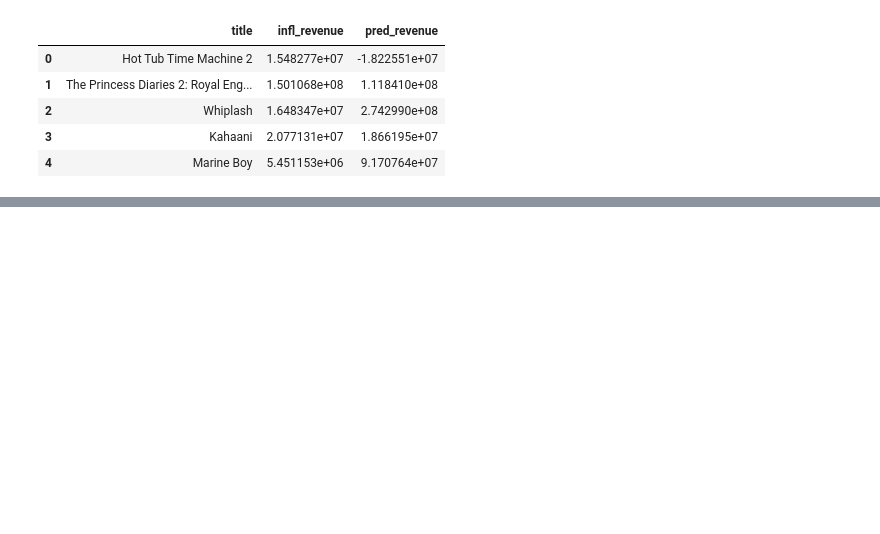
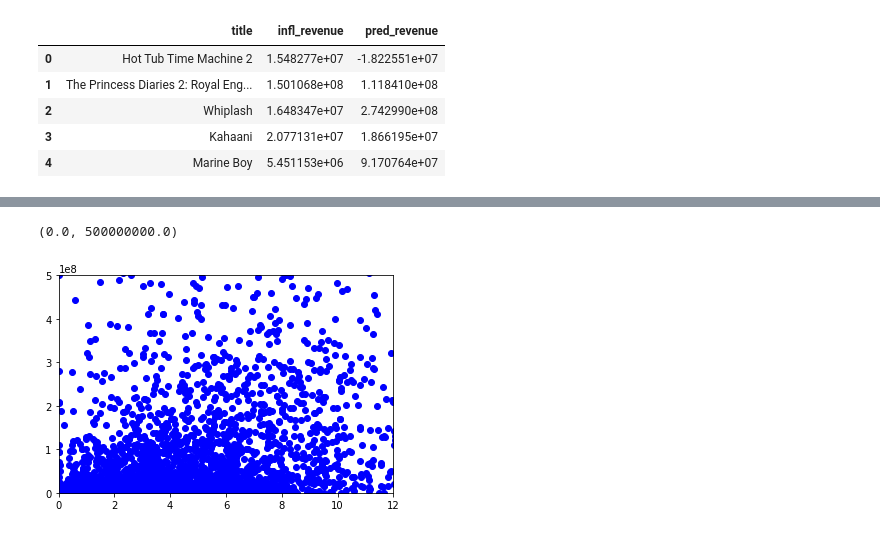
Before and after one commit to breebhu/ErdosProject, a Jupyter notebook: DataCleaning.ipynb, the cells around one changed output, grey strips where cells are left out. Cells and saved outputs as stored; diff of their text form; code cells hidden in the pictures; blank space fills up the shorter version.

```diff
--- a/DataCleaning.ipynb
+++ b/DataCleaning.ipynb
@@ -317,6 +376,8 @@ mov_train['phony']= 1
 mov_train['imdb_rating'].fillna(mov_train['imdb_rating'].mean(),inplace = True)
 # %%
 mov_train['runtime'].fillna(mov_train['runtime'].mean(),inplace = True)
+# %%
+mov_train['actor_score'].fillna(mov_train['actor_score'].mean(),inplace = True)
 # %%
 mov_train[mov_train.num_good_actors > 1].head()
 # %% [output]
@@ -332,7 +393,7 @@ from sklearn.linear_model import LinearRegression
 # %%
 reg=LinearRegression(copy_X=True,fit_intercept=False)
 # %%
-x_train = mov_train[['mod_budget','num_good_actors','runtime','popularity','imdb_rating','phony','Fantasy','Drama','Mystery','Horror','Animation','Romance']]
+x_train = mov_train[['mod_budget','actor_score','runtime','popularity','imdb_rating','phony']]
 # %%
 y_train = mov_train['infl_revenue']
 # %%
@@ -521,0 +649,7 @@ mov_train[['title','infl_revenue','pred_revenue']].head()
+# %%
+plt.scatter(mov_train.actor_score,mov_train.infl_revenue, color = 'b')
+plt.xlim([0,12])
+plt.ylim([0,0.5e9])
+# %% [output]
+(0.0, 500000000.0)
+[figure, added]
```
Also changed, not shown: parts of 32 cells of this notebook.
